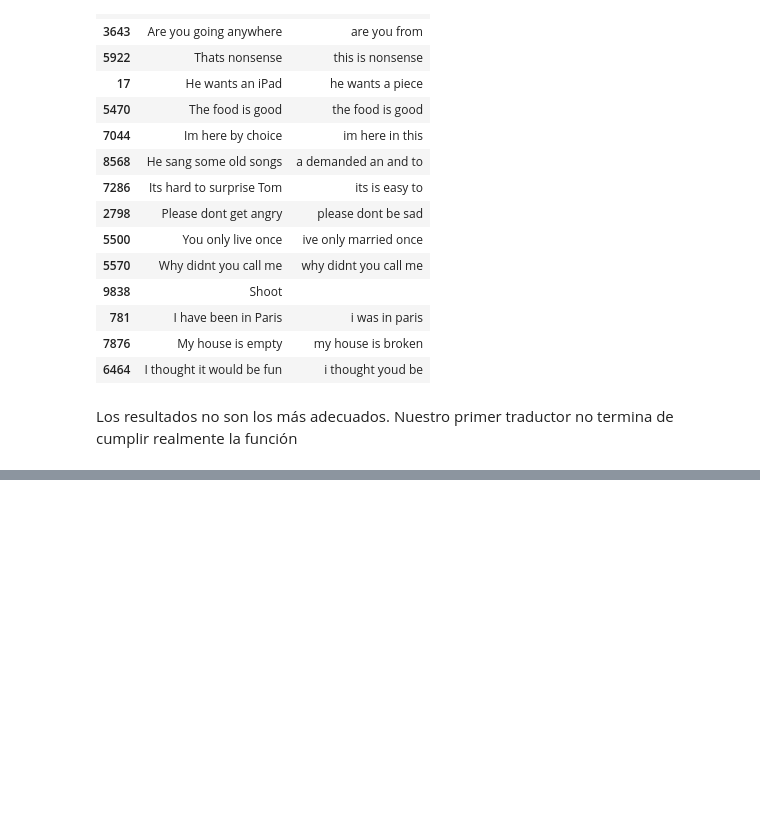
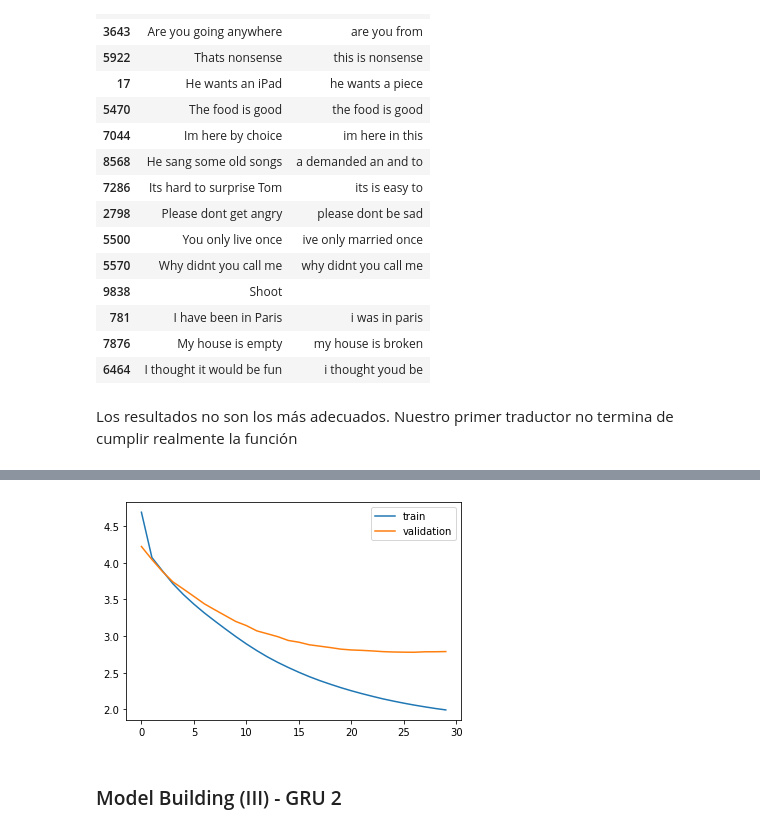
Before and after one commit to PilarHB/AnalisisDatosEstructurados, a Jupyter notebook: Texto/Practica_Traductor/Machine_learning_ES/TEXT_MachineTranslation_SP_EN.ipynb, the cells around one changed output, grey strips where cells are left out. Saved outputs shown, nothing was run; the diff lists cells and outputs as text; code cells hidden in the pictures; blank space fills up the shorter version.

```diff
--- a/Texto/Practica_Traductor/Machine_learning_ES/TEXT_MachineTranslation_SP_EN.ipynb
+++ b/Texto/Practica_Traductor/Machine_learning_ES/TEXT_MachineTranslation_SP_EN.ipynb
@@ -478,0 +616,25 @@ def build_model(in_vocab, out_vocab, in_timesteps, out_timesteps, units):
+# %%
+#keras.layers.GRU(units, activation='tanh', recurrent_activation='sigmoid', use_bias=True, kernel_initializer='glorot_uniform', recurrent_initializer='orthogonal', bias_initializer='zeros', kernel_regularizer=None, recurrent_regularizer=None, bias_regularizer=None, activity_regularizer=None, kernel_constraint=None, recurrent_constraint=None, bias_constraint=None, dropout=0.0, recurrent_dropout=0.0, implementation=2, return_sequences=False, return_state=False, go_backwards=False, stateful=False, unroll=False, reset_after=False)
+# build NMT model
+def build_model(in_vocab, out_vocab, in_timesteps, out_timesteps, units):
+    model = Sequential()
+    model.add(Embedding(in_vocab, units, input_length=in_timesteps, mask_zero=True))
+    #model.add(LSTM(units))
+    #model.add(SimpleRNN(units))
+    model.add(GRU(units))
+    model.add(RepeatVector(out_timesteps))
+    #model.add(SimpleRNN(units, return_sequences=True))
+    model.add(Dense(out_vocab, activation='softmax'))
+    return model
+# %%
+model = build_model(spa_vocab_size, eng_vocab_size, spa_length, eng_length, 512)
+rms = optimizers.RMSprop(lr=0.001)
+model.compile(optimizer=rms, loss='sparse_categorical_crossentropy')
+# %%
+filename = 'model_gru.h1.02_may_20'
+checkpoint = ModelCheckpoint(filename, monitor='val_loss', verbose=1, save_best_only=True, mode='min')
+
+history = model.fit(trainX, trainY.reshape(trainY.shape[0], trainY.shape[1], 1),
+          epochs=30, batch_size=512,
+          validation_split = 0.2,
+          callbacks=[checkpoint], verbose=1)
@@ -478,0 +659,9 @@ def build_model(in_vocab, out_vocab, in_timesteps, out_timesteps, units):
+# %%
+plt.plot(history.history['loss'])
+plt.plot(history.history['val_loss'])
+plt.legend(['train','validation'])
+plt.show()
+# %% [output]
+[figure, added]
+# %% [markdown]
+### Model Building (III) - GRU 2
```
Also changed, not shown: parts of 28 cells of this notebook.
